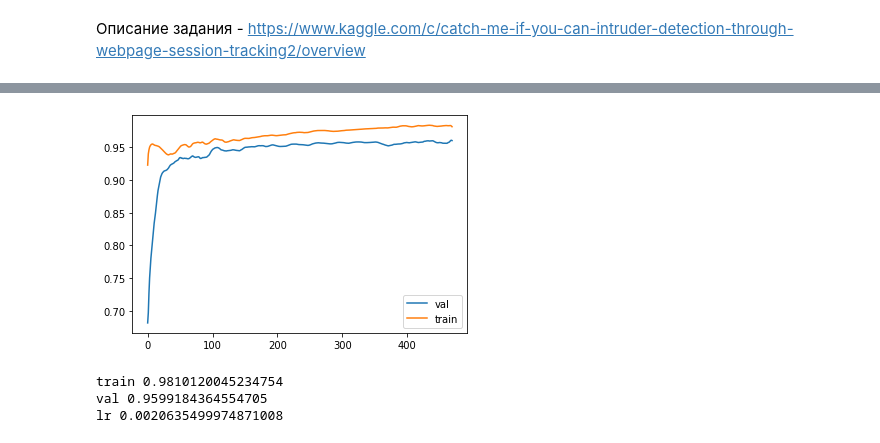
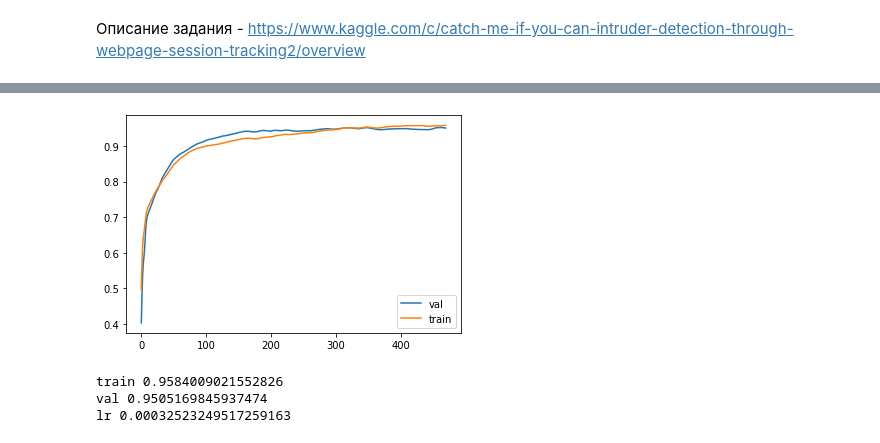
Before and after one commit to Alexey1998-ml/Kaggle-competition, a Jupyter notebook: catch_me.ipynb, the cells around one changed output, grey strips where cells are left out. Saved outputs shown, nothing was run; the diff lists cells and outputs as text; code cells hidden in the pictures.

Commit message:
drop linear model

```diff
--- a/catch_me.ipynb
+++ b/catch_me.ipynb
@@ -371,2 +311,2 @@ time: 0:00:48.077345
 # %%
-simple_classifier = SimpleClassifier(preparer, clustering)
+trainer = TrainNN(preparer, clustering)
@@ -380,5 +313,3 @@ simple_classifier.get_model(param_c = 4.333)
-# %%
-trainer = TrainNN(preparer, clustering, simple_classifier)
 # %%
 class MyAttention(nn.Module):
     def __init__(self, hid_size):
@@ -422,15 +353,15 @@ class NN(nn.Module):
         self.fc1_cat = nn.Linear(len_cat, len_cat)
         self.fc1_cluster = nn.Linear(len_cluster, 150)
         self.fc2 = nn.Linear(len_cat + 150 , 50)
-        self.fc3 = nn.Linear(50 + len_cat + 1 + hid_size * num_direction, 50)
+        self.fc3 = nn.Linear(50 + len_cat  + hid_size * num_direction, 50)
         self.fc_out = nn.Linear(50, 1)
         self.sigmoid = nn.Sigmoid()
         self.batchnorm1 = nn.BatchNorm1d(len_cat + 150)
-        self.batchnorm2 = nn.BatchNorm1d(50 + len_cat + 1 + hid_size * num_direction)
+        self.batchnorm2 = nn.BatchNorm1d(50 + len_cat  + hid_size * num_direction)
         self.batchnorm_finish = nn.BatchNorm1d(50)
         self.dropout = nn.Dropout(0.5)
 
-    def forward(self, input_site, input_cat, input_cluster, input_linear):
+    def forward(self, input_site, input_cat, input_cluster):
         input_site = self.dropout(input_site.transpose(1,0))
         output_lstm, (h, c) = self.lstm(input_site)
         c = c.squeeze(0)
@@ -447,8 +378,7 @@ class NN(nn.Module):
         combine = self.relu(combine)
         combine = torch.cat([combine.view(combine.size(0), -1),
                              att.view(att.size(0), -1),
-                             cat.view(cat.size(0), -1),
-                             input_linear.view(input_linear.size(0), -1)], dim = 1)
+                             cat.view(cat.size(0), -1)], dim = 1)
         combine = self.batchnorm2(combine)
         combine = self.dropout(combine)
         out = self.fc3(combine)
@@ -506,12 +436,12 @@ NN(
 # %%
 class Scheduler:
 
-  def __init__(self, optimizer, p = 0.05):
+  def __init__(self, optimizer, p = 0.01):
     self.optimizer = optimizer
     self.p = p
 
 
-  def step(self, board, threshold = 0.9, k_up = 1.2, k_down = 0.99):
+  def step(self, board, threshold = 0.5, k_up = 1.2, k_down = 0.99):
     if board < threshold:
       k = 1 + (1/ (50 * board))
     else:
@@ -519,7 +449,7 @@ class Scheduler:
       if rnd < self.p:
         k = 1.2
       else:
-        k = 1 - ((1 - board)/5)
+        k = 1 - ((1 - board)/15)
     for idx_group in range(len(self.optimizer.param_groups)):
       self.optimizer.param_groups[0]['lr'] *= k
     print(f'k:{k}')
@@ -540,40 +470,39 @@ for epoch in range(epochs):
         input_site = torch.FloatTensor(batch['sites']).cuda()
         input_cat = torch.tensor(batch['cat'], dtype=torch.long).float().cuda()
         input_cluster = torch.tensor(batch['cluster'], dtype=torch.long).float().cuda()
-        input_linear = torch.tensor(batch['linear'], dtype=torch.long).float().cuda()
         target = torch.tensor(target).float().to(device)
 
-        predictions = model(input_site, input_cat, input_cluster, input_linear).float()
+        predictions = model(input_site, input_cat, input_cluster).float()
         predictions = predictions.view(predictions.size(0))
         loss = loss_function(predictions, target)
 
         loss.backward()
         optim.step()
         optim.zero_grad()
 
 
         history_train_loss.append(loss.data.cpu().numpy())
         history_val.append(trainer.roc_auc(model, train = False))
 
         scheduler.step(board = history_val[-1])
         lr.append(optim.param_groups[0]['lr'])
 
         history_train_roc.append(trainer.roc_auc(model))
         clear_output(True)
         plt.plot(history_val,label='val')
         plt.plot(history_train_roc, label = 'train')
         plt.legend()
         plt.show()
         if history_val[-1] == np.max(history_val):
           best_model = copy.deepcopy(model)
         print(f'train {history_train_roc[-1]}')
         print(f'val {history_val[-1]}')
         print(f'lr {lr[-1]}')
 # %% [output]
-[figure, old version]
+[figure, new version]
-train 0.9810120045234754
-val 0.9599184364554705
-lr 0.0020635499974871008
+train 0.9584009021552826
+val 0.9505169845937474
+lr 0.00032523249517259163
 # %%
 plt.plot(lr)
 # %% [output]
```
Also changed, not shown: parts of 12 cells of this notebook.
